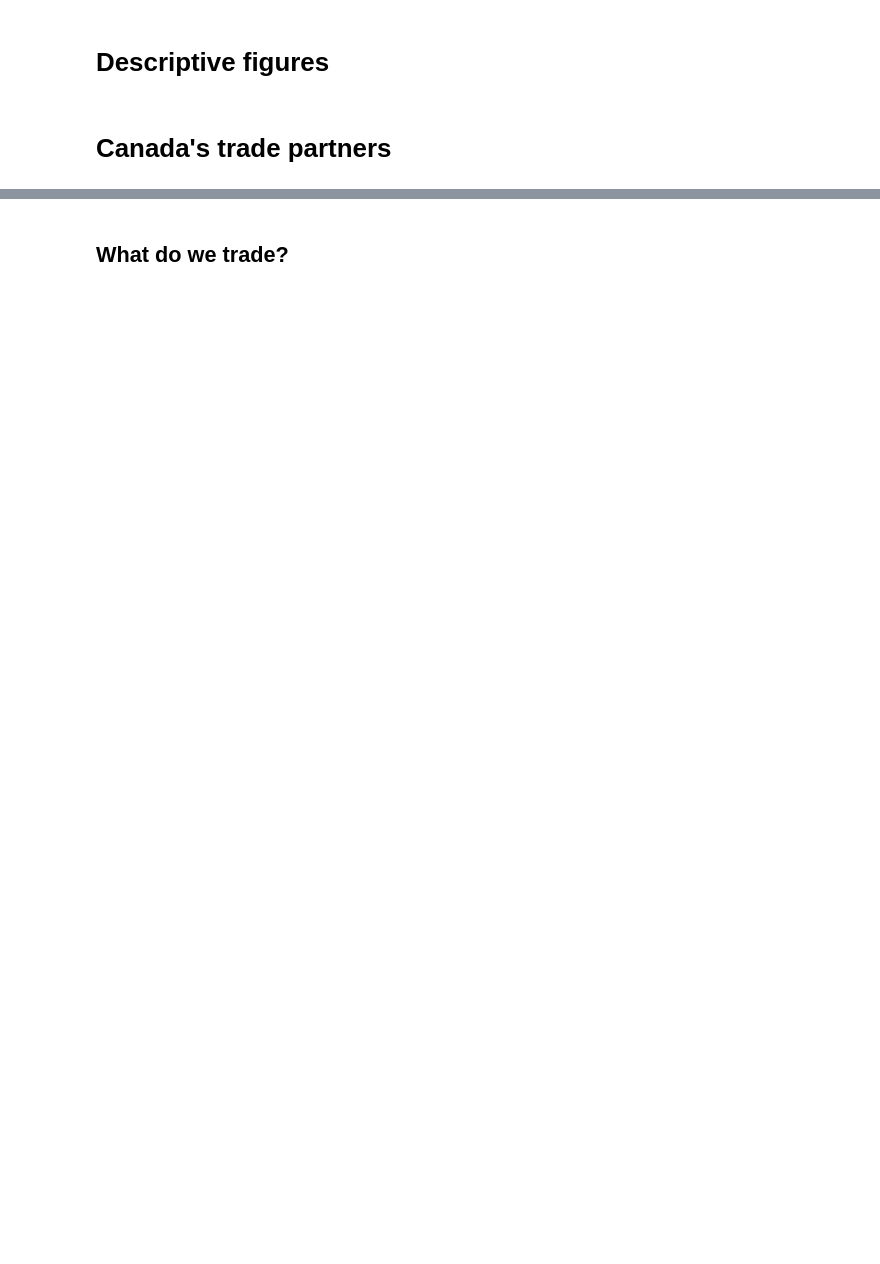
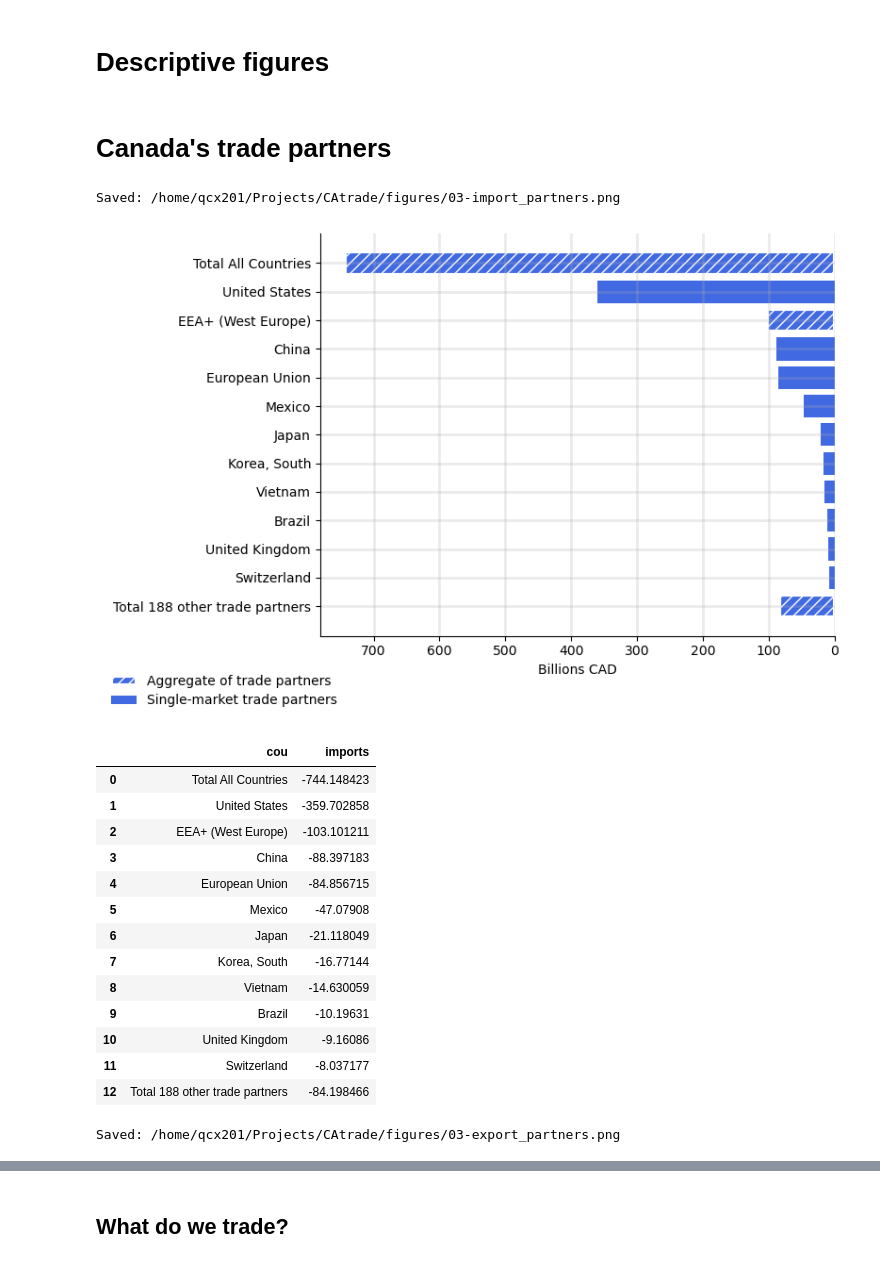
Before and after one commit to qcx201/CAtrade, a Jupyter notebook: src/03-desc.ipynb, the cells around one changed output, grey strips where cells are left out. Drawn from its saved outputs; the diff is of its cells as text; code cells hidden in the pictures; blank space fills up the shorter version.

Commit message:
Update graphs

```diff
--- a/src/03-desc.ipynb
+++ b/src/03-desc.ipynb
@@ -123,12 +139,12 @@ data_dict = {}
 # data_dict[title] = {'data' : data, 'col' : col}
 
 # top gross import partners
-title, col = f'Canada\'s top {top} (gross) import partners ({year})', 'imports'
+title, col = f'Canada\'s Top Import Partners ({year})', 'imports'
 data = df.sort_values(col)
 data_dict[title] = {'data' : data, 'col' : col}
 
 # top gross export partners
-title, col = f'Canada\'s top {top} (gross) export partners ({year})', 'exports'
+title, col = f'Canada\'s Top Export Partners ({year})', 'exports'
 data = df.sort_values(col, ascending=False)
 data_dict[title] = {'data' : data, 'col' : col}
 
@@ -139,14 +155,14 @@ for title, params in data_dict.items():
     col = params['col']
 
     # add 2 for all countries and EEA+
-    nhead = top if 'net' in title else top + 2
+    nhead = top if 'net' in title.lower() else top + 2
     sdf = data.head(nhead)
 
     others = data.iloc[nhead:]
     nothers = len(others)
     others = others.sum(axis=0).to_frame().T
-    others[['year', 'cou']] = 2024, f'Total of {nothers} other single-\ncountry trade partners'
-    sdf = pd.concat([sdf, others])
+    others[['year', 'cou']] = 2024, f'Total {nothers} other trade partners'
+    sdf = pd.concat([sdf, others]).reset_index(drop=True)
 
     x, y = sdf['cou'], sdf[col] / B
 
@@ -154,43 +170,71 @@ for title, params in data_dict.items():
 
     # formatting
     kwargs = {
-        'color' : 'tomato' if 'export' in title else 'royalblue',
-        'fill' : False if 'net' in title else True,
+        'color' : 'tomato' if 'export' in title.lower() else 'royalblue',
+        'fill' : False if 'net' in title.lower() else True,
         'linewidth' : 3
     }
-    kwargs['edgecolor'] = kwargs['color'] if 'net' in title else None
+    kwargs['edgecolor'] = kwargs['color'] if 'net' in title.lower() else None
 
     # plot bar
     bars = ax.barh(x, y, **kwargs)
 
     # ax.set_title(title) # remove title for article
     ax.set_xlabel('Billions CAD')
 
+    # reverse negative sign for imports
+    if 'import' in title.lower():
+        xlim = ax.get_xlim()
+        xticks = ax.get_xticks()
+        ax.set_xticks(xticks, -xticks.astype(int))
+        ax.set_xlim(xlim)
+
+
+    # # add source and title
+    # ax.set_title(title)
     # fig.text(1, 0, 'Data source: ISED Canada   ', ha='right', va='bottom')
 
     # add hatch to bar for total all countries export/import
-    if 'net' not in title:
+    if 'net' not in title.lower():
         for i in (0, 2, -1):
             bars[i].set_hatch('///')
             bars[i].set_edgecolor('white')
 
-        fig.legend((bars[0], bars[1]), ('Aggregate of trade partners countries', 'Single-country trade partners'),
+        fig.legend((bars[0], bars[1]), ('Aggregate of trade partners', 'Single-market trade partners'),
                    bbox_to_anchor=(0, 0), loc='center left', frameon=False)
 
     # invert order of countries
-    plt.gca().invert_yaxis()
+    fig.gca().invert_yaxis()
 
     # save figures
-    n = 3 if 'gross' in title else 4
+    n = 4 if 'net' in title.lower() else 3
     tag = '_'.join(title.split()[-n:-1])
-    file = f'03-{tag}.png'
+    file = f'03-{tag}.png'.lower()
 
     fig.tight_layout()
 
     dst = os.path.join(fig_dir, file)
     plt.savefig(dst, bbox_inches='tight')
 
     print('Saved:', dst)
 
     plt.show()
-    display(pd.DataFrame([x, y]).T.set_index('cou'))
+    display(pd.merge(x, y, left_index=True, right_index=True).reset_index(drop=True))
+# %% [output]
+Saved: /home/qcx201/Projects/CAtrade/figures/03-import_partners.png
+[figure, added]
+|  | cou | imports |
+| 0 | Total All Countries | -744.148423 |
+| 1 | United States | -359.702858 |
+| 2 | EEA+ (West Europe) | -103.101211 |
+| 3 | China | -88.397183 |
+| 4 | European Union | -84.856715 |
+| 5 | Mexico | -47.07908 |
+| 6 | Japan | -21.118049 |
+| 7 | Korea, South | -16.77144 |
+| 8 | Vietnam | -14.630059 |
+| 9 | Brazil | -10.19631 |
+| 10 | United Kingdom | -9.16086 |
+| 11 | Switzerland | -8.037177 |
+| 12 | Total 188 other trade partners | -84.198466 |
+Saved: /home/qcx201/Projects/CAtrade/figures/03-export_partners.png
```
Also changed, not shown: parts of 11 cells of this notebook, 12 other files.
